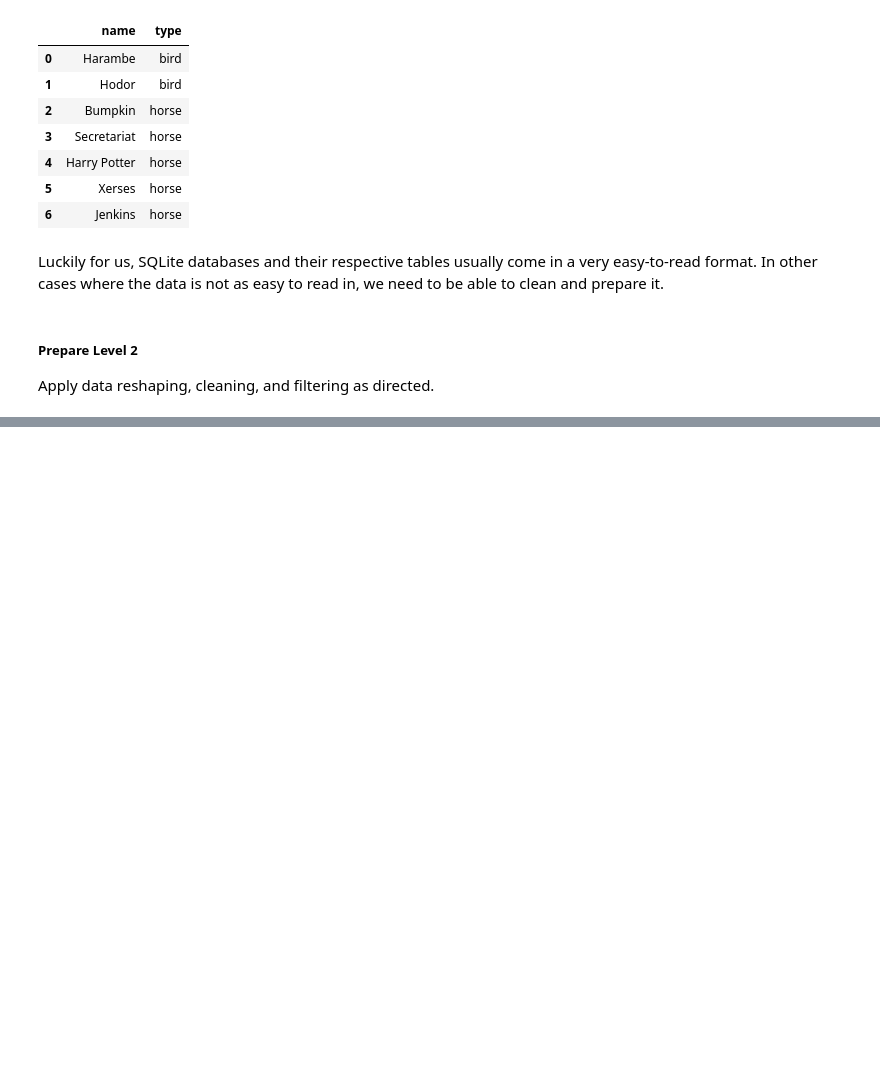
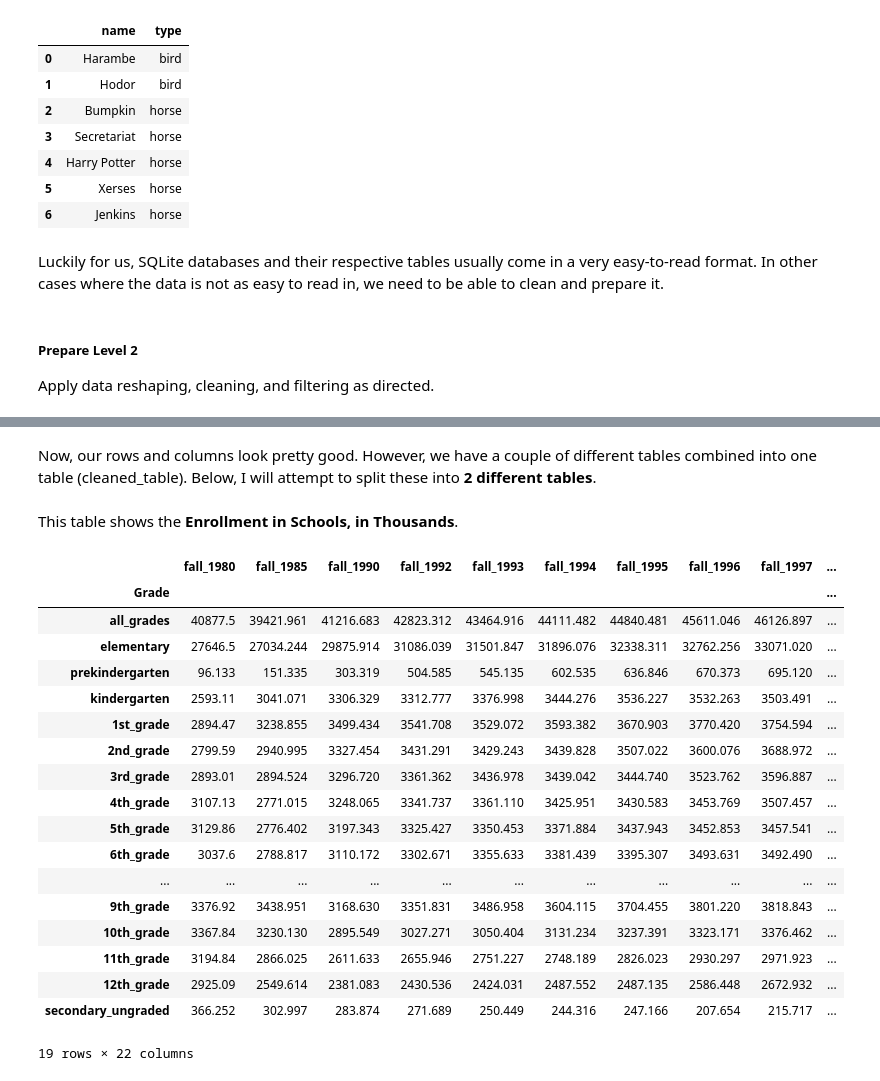
Before and after one commit to briannakathrynm/portfolio-briannakathrynm, a Jupyter notebook: submission_1.ipynb, the cells around one changed output, grey strips where cells are left out. Drawn from its saved outputs; the diff is of its cells as text; code cells hidden in the pictures; blank space fills up the shorter version.

```diff
--- a/submission_1.ipynb
+++ b/submission_1.ipynb
@@ -96,0 +179,29 @@ Apply data reshaping, cleaning, and filtering as directed.
+# %% [markdown]
+Now, our rows and columns look pretty good. However, we have a couple of different tables combined into one table (cleaned_table). Below, I will attempt to split these into **2 different tables**.
+# %% [markdown]
+This table shows the **Enrollment in Schools, in Thousands**.
+# %%
+# First table
+df1 = clean_table.iloc[:19]
+df1.style.set_caption("Enrollment in Schools, in Thousands")
+df1
+# %% [output]
+|  | fall_1980 | fall_1985 | fall_1990 | fall_1992 | fall_1993 | fall_1994 | fall_1995 | fall_1996 | fall_1997 | ... |
+| Grade |  |  |  |  |  |  |  |  |  | ... |
+| all_grades | 40877.5 | 39421.961 | 41216.683 | 42823.312 | 43464.916 | 44111.482 | 44840.481 | 45611.046 | 46126.897 | ... |
+| elementary | 27646.5 | 27034.244 | 29875.914 | 31086.039 | 31501.847 | 31896.076 | 32338.311 | 32762.256 | 33071.020 | ... |
+| prekindergarten | 96.133 | 151.335 | 303.319 | 504.585 | 545.135 | 602.535 | 636.846 | 670.373 | 695.120 | ... |
+| kindergarten | 2593.11 | 3041.071 | 3306.329 | 3312.777 | 3376.998 | 3444.276 | 3536.227 | 3532.263 | 3503.491 | ... |
+| 1st_grade | 2894.47 | 3238.855 | 3499.434 | 3541.708 | 3529.072 | 3593.382 | 3670.903 | 3770.420 | 3754.594 | ... |
+| 2nd_grade | 2799.59 | 2940.995 | 3327.454 | 3431.291 | 3429.243 | 3439.828 | 3507.022 | 3600.076 | 3688.972 | ... |
+| 3rd_grade | 2893.01 | 2894.524 | 3296.720 | 3361.362 | 3436.978 | 3439.042 | 3444.740 | 3523.762 | 3596.887 | ... |
+| 4th_grade | 3107.13 | 2771.015 | 3248.065 | 3341.737 | 3361.110 | 3425.951 | 3430.583 | 3453.769 | 3507.457 | ... |
+| 5th_grade | 3129.86 | 2776.402 | 3197.343 | 3325.427 | 3350.453 | 3371.884 | 3437.943 | 3452.853 | 3457.541 | ... |
+| 6th_grade | 3037.6 | 2788.817 | 3110.172 | 3302.671 | 3355.633 | 3381.439 | 3395.307 | 3493.631 | 3492.490 | ... |
+| ... | ... | ... | ... | ... | ... | ... | ... | ... | ... | ... |
+| 9th_grade | 3376.92 | 3438.951 | 3168.630 | 3351.831 | 3486.958 | 3604.115 | 3704.455 | 3801.220 | 3818.843 | ... |
+| 10th_grade | 3367.84 | 3230.130 | 2895.549 | 3027.271 | 3050.404 | 3131.234 | 3237.391 | 3323.171 | 3376.462 | ... |
+| 11th_grade | 3194.84 | 2866.025 | 2611.633 | 2655.946 | 2751.227 | 2748.189 | 2826.023 | 2930.297 | 2971.923 | ... |
+| 12th_grade | 2925.09 | 2549.614 | 2381.083 | 2430.536 | 2424.031 | 2487.552 | 2487.135 | 2586.448 | 2672.932 | ... |
+| secondary_ungraded | 366.252 | 302.997 | 283.874 | 271.689 | 250.449 | 244.316 | 247.166 | 207.654 | 215.717 | ... |
+19 rows × 22 columns
```
Also changed, not shown: parts of 8 cells of this notebook, 1 other file.
